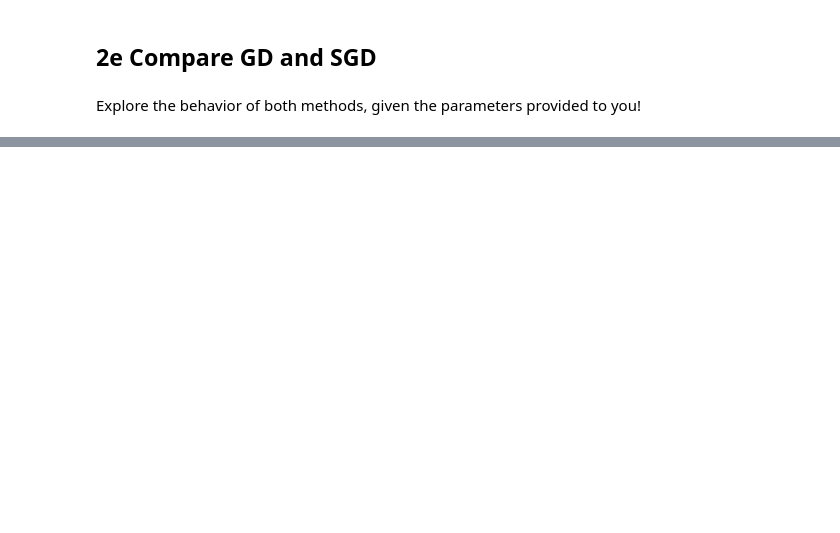
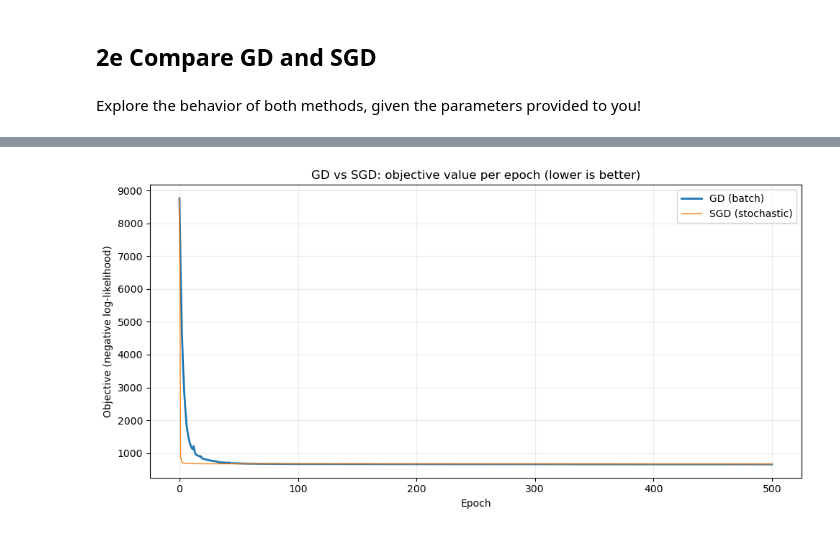
Before and after one commit to marmeepandya/MachineLearningAssignment, a Jupyter notebook: a02-lr/a02_2.ipynb, the cells around one changed output, grey strips where cells are left out. Drawn from its saved outputs; the diff is of its cells as text; code cells hidden in the pictures; blank space fills up the shorter version.

```diff
--- a/a02-lr/a02_2.ipynb
+++ b/a02-lr/a02_2.ipynb
@@ -249,4 +269,16 @@ wz_sgd, vz_sgd, ez_sgd = optimize(sgd(y, Xz), w0, nepochs=500)
 # %% [markdown]
 Explore the behavior of both methods, given the parameters provided to you!
 # %%
-# YOUR CODE HERE
+# reproducibility
+np.random.seed(21)
+w0 = np.random.normal(size=D)
+
+# Run optimization (quiet)
+w_gd, vals_gd, eps_gd = optimize(gd(y, Xz), w0, nepochs=500, eps0=0.01, verbose=False)
+w_sgd, vals_sgd, eps_sgd = optimize(sgd(y, Xz), w0, nepochs=500, eps0=0.01, verbose=False)# reproducibility
+np.random.seed(21)
+w0 = np.random.normal(size=D)
+
+# Run optimization (quiet)
+w_gd, vals_gd, eps_gd = optimize(gd(y, Xz), w0, nepochs=500, eps0=0.01, verbose=False)
+w_sgd, vals_sgd, eps_sgd = optimize(sgd(y, Xz), w0, nepochs=500, eps0=0.01, verbose=False)
@@ -252,0 +303,14 @@ Explore the behavior of both methods, given the parameters provided to you!
+# %%
+# objective (optimize minimizes the provided objective f; here f = -log-likelihood)
+plt.figure(figsize=(10,5))
+plt.plot(vals_gd, label="GD (batch)", linewidth=2)
+plt.plot(vals_sgd, label="SGD (stochastic)", linewidth=1)
+plt.xlabel("Epoch")
+plt.ylabel("Objective (negative log-likelihood)")
+plt.title("GD vs SGD: objective value per epoch (lower is better)")
+plt.legend()
+plt.grid(alpha=0.25)
+plt.tight_layout()
+plt.show()
+# %% [output]
+[figure, added]
```
Also changed, not shown: parts of 12 cells of this notebook, 4 other files.
